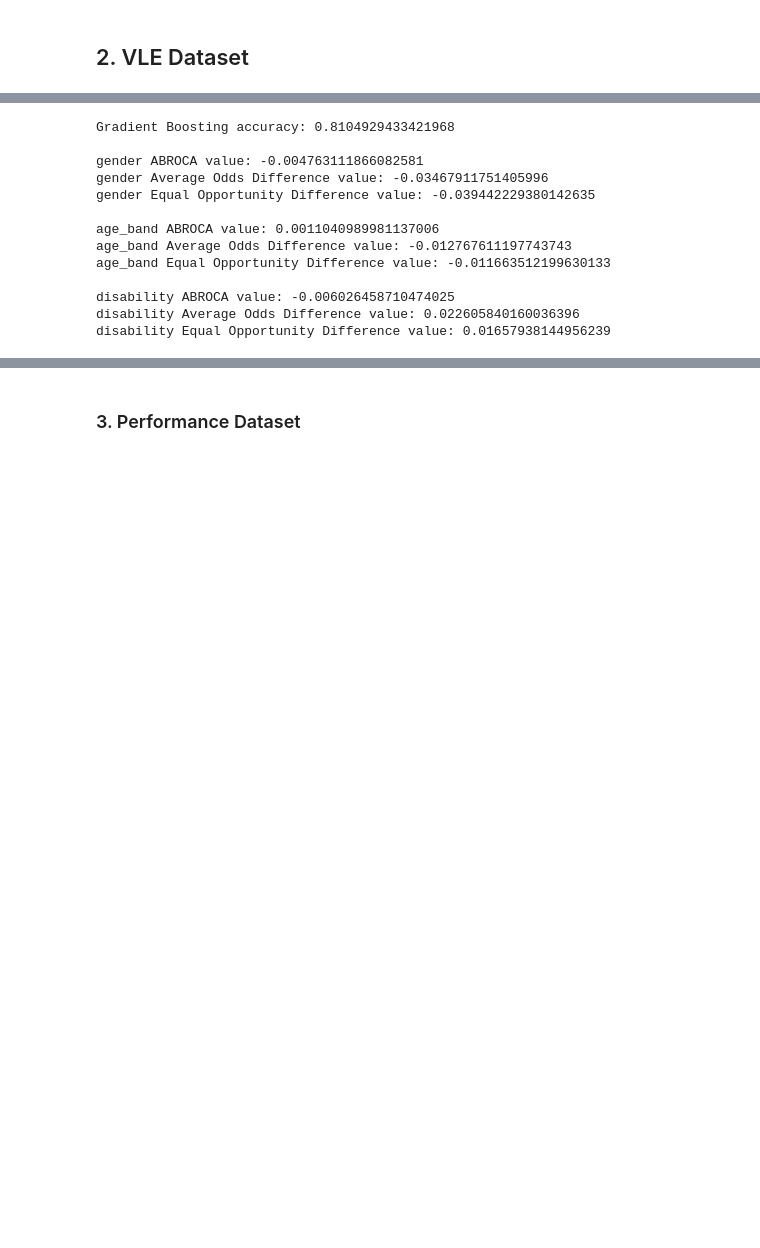
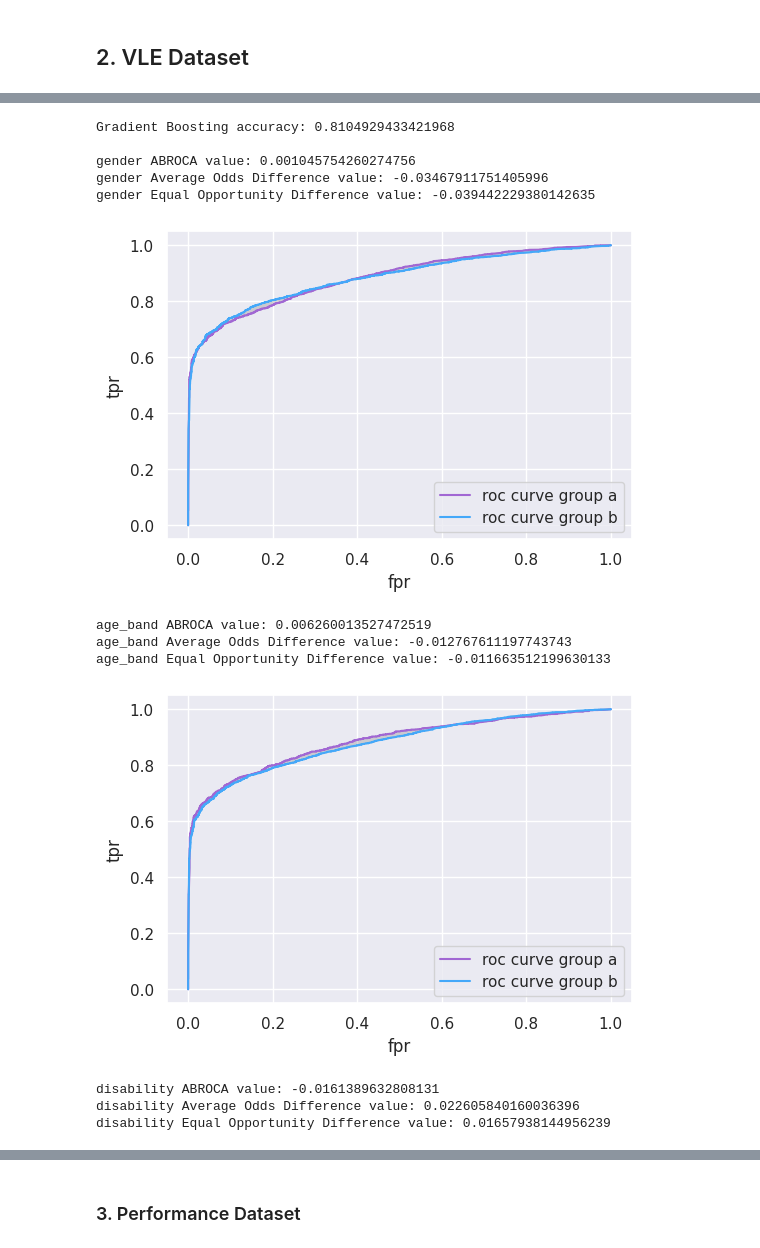
Before and after one commit to Consmart18/Debiasing-Student-Algorithms, a Jupyter notebook: RQ1_Examining_Bias_as_Attribute_of_Data_Sources.ipynb, the cells around one changed output, grey strips where cells are left out. Cells and saved outputs as stored; diff of their text form; code cells hidden in the pictures; blank space fills up the shorter version.

```diff
--- a/RQ1_Examining_Bias_as_Attribute_of_Data_Sources.ipynb
+++ b/RQ1_Examining_Bias_as_Attribute_of_Data_Sources.ipynb
@@ -338,29 +388,32 @@ disability Equal Opportunity Difference value: 0.011434160922752512
 # %%
 # Gradient Boosting model
 gb = GradientBoostingClassifier()
 gb.fit(X_train, y_train)
 
 # Make predictions
 y_pred_gb = gb.predict(X_test)
 
+# Make predicted probabilities
+y_score_gb = gb.predict_proba(X_test)[:, 1]
+
 # Print out accuracy
-print('Gradient Boosting accuracy:', accuracy_score(y_test, y_pred_gb))
+print(f'Gradient Boosting accuracy: {accuracy_score(y_test, y_pred_gb)}')
 
 # Compute fairness for each sensitive feature
 for feature in ['gender', 'age_band', 'disability']:
   print()
-  compute_fairness_vp(test_sensitive, feature, y_pred_gb, y_test)
+  compute_fairness_vp(test_sensitive, feature, y_pred_gb, y_score_gb, y_test)
 # %% [output]
 Gradient Boosting accuracy: 0.8104929433421968
 
-gender ABROCA value: -0.004763111866082581
+gender ABROCA value: 0.001045754260274756
 gender Average Odds Difference value: -0.03467911751405996
 gender Equal Opportunity Difference value: -0.039442229380142635
-
-age_band ABROCA value: 0.0011040989981137006
-age_band Average Odds Difference value: -0.012767611197743743
-age_band Equal Opportunity Difference value: -0.011663512199630133
-
-disability ABROCA value: -0.006026458710474025
-disability Average Odds Difference value: 0.022605840160036396
-disability Equal Opportunity Difference value: 0.01657938144956239
+[figure, added]
+age_band ABROCA value: 0.006260013527472519
+age_band Average Odds Difference value: -0.012767611197743743
+age_band Equal Opportunity Difference value: -0.011663512199630133
+[figure, added]
+disability ABROCA value: -0.0161389632808131
+disability Average Odds Difference value: 0.022605840160036396
+disability Equal Opportunity Difference value: 0.01657938144956239
```
Also changed, not shown: parts of 33 cells of this notebook.
